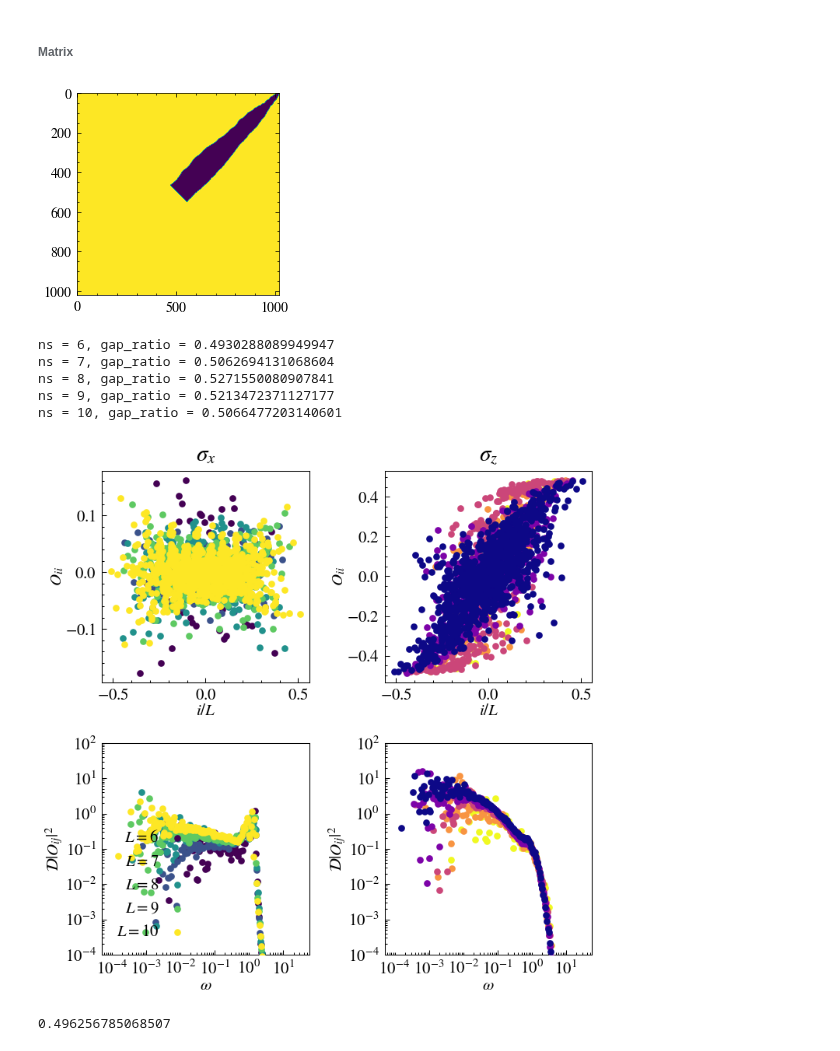
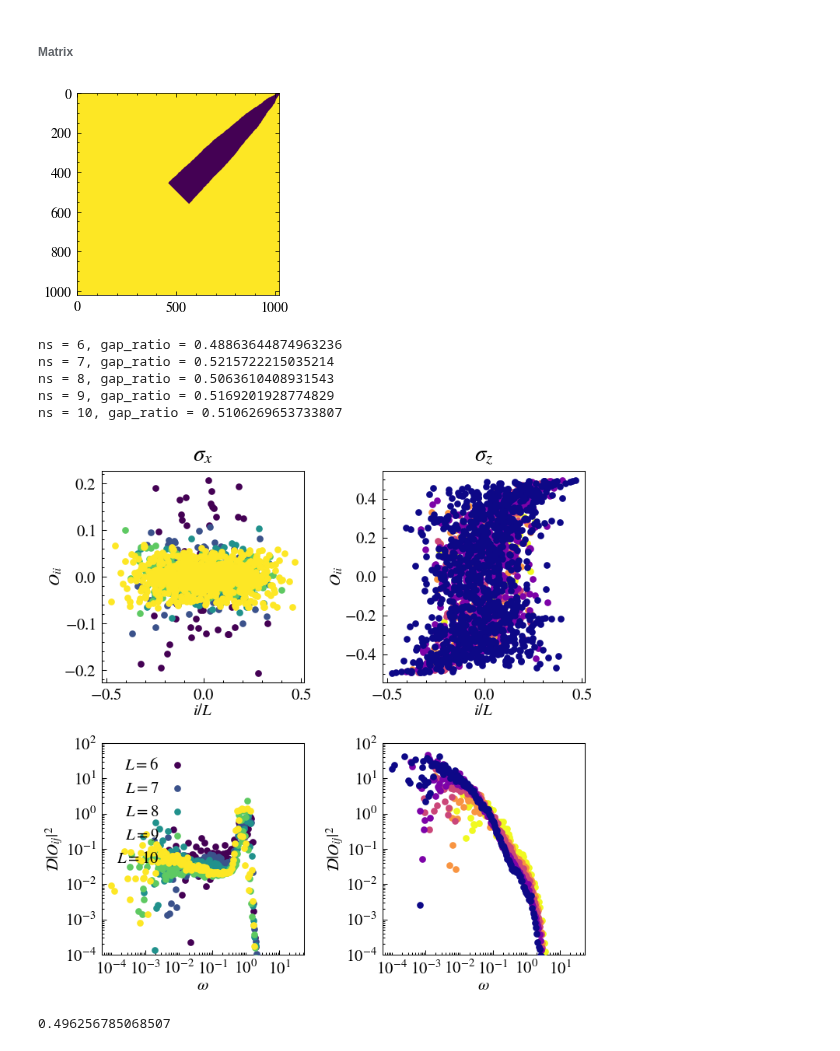
Before and after one commit to makskliczkowski/QuantumEigenSolver, a Jupyter notebook: Python/QES/tests.ipynb, the cells around one changed output. Cells and saved outputs as stored; diff of their text form; code cells hidden in the pictures.

```diff
--- a/Python/QES/tests.ipynb
+++ b/Python/QES/tests.ipynb
@@ -760,6 +811,6 @@ Maximum value: 5.2
 # %%
 from Algebra.Model.Interacting.Spin.qsm import QSM
 backend = 'np'
-hamil   = QSM(ns=9, hilbert_space=None, n=3, a=0.64, h=1.0, xi=0.2, backend=backend, dtype='float64')
+hamil   = QSM(ns=6, hilbert_space=None, n=3, a=0.64, h=1.0, xi=0.2, backend=backend, dtype='float64')
 hamil.h
 # %% [output]
@@ -942,27 +977 @@ Resulting value: [-0.5]
 Binary representation of resulting state: 01
-# %%
-from Algebra.Operator.operators_spin import _SIG_X, _SIG_Z, _SIG_0
-
-sig_x_op_mat        = sig_x_op.matrix(dim = nh, matrix_type = 'sparse', use_numpy = True)
-sig_x_op_mat_kron   = np.kron(eye_first, _SIG_X * 0.5)
-sig_x_op_mat_kron   = np.kron(_SIG_X * 0.5, eye_first)
-sig_z_op_mat        = sig_z_op.matrix(dim = nh, matrix_type = 'sparse', use_numpy = True)
-sig_z_op_mat_kron   = np.kron(eye_first, -_SIG_Z * 0.5)
-sig_z_op_mat_kron   = np.kron(-_SIG_Z * 0.5, eye_first)
-
-# compare the two
-is_equal = np.allclose(sig_x_op_mat.todense(), sig_x_op_mat_kron)
-print("Are the two matrices (sig_x) equal?", is_equal)
-is_equal = np.allclose(sig_z_op_mat.todense(), sig_z_op_mat_kron)
-print("Are the two matrices (sig_z) equal?", is_equal)
-
-if nh < 64:
-    from general_python.common.plot import MatrixPrinter
-    print("From the operator (sig_x)")
-    MatrixPrinter.print_matrix(sig_x_op_mat.todense())
-    print("From the operator (sig_z)")
-    MatrixPrinter.print_matrix(sig_z_op_mat.todense())
-    print("From tensor (sig_x)")
-    MatrixPrinter.print_matrix(sig_x_op_mat_kron)
-    print("From tensor (sig_z)")
-    MatrixPrinter.print_matrix(sig_z_op_mat_kron)
@@ -994,7 +1004,7 @@ from tqdm import tqdm
 dtype           = 'float64'
 nrealizations   = (np.array([100, 100, 100, 50, 30, 20])/5).astype(int)
 # nrealizations   = (np.array([1, 1, 1, 1, 1, 1])).astype(int)
-alpha           = 0.99
+alpha           = 0.8
 histograms_x    = {}
 histograms_z    = {}
 diagonals_x     = {}
@@ -1038,34 +1048,34 @@ for ii, ns in enumerate(nss):
         # print(f"Realization {realization + 1}/{nrealizations}")
         hamil       = QSM(ns=ns, hilbert_space=None, n=3, a=alpha, h=1.0, xi=0.2, backend = 'np', dtype='float64')
         hamil.build(verbose=False, use_numpy=True)
         hamil.diagonalize(verbose=False)
         states      = hamil.eig_vec
         eigvals     = hamil.eig_val
         sig_x_elems = overlap(states, states, sig_x_op_mat, backend = backend)
         sig_z_elems = overlap(states, states, sig_z_op_mat, backend = backend)
         diag_sig_x  = sig_x_elems.diagonal()
         diag_sig_z  = sig_z_elems.diagonal()
         if realization == 0:
             tolerance = set_histogram(hamil, histogram_sig_x, histogram_sig_z, nbins)
         # get the average energy
         energy_at       = hamil.av_en
         # create the f_functions by taking the middle spectrum (%)
         w, i_idx, j_idx = Fraction.spectral_function_fraction(eigvals, energy_at, tolerance)
         ones            = np.ones_like(sig_x_elems)
         ones[i_idx, j_idx] = 0
         plt.imshow(ones)
         # fill the histogram
         sig_x_changed   = np.abs(sig_x_elems[i_idx, j_idx])**2
         sig_z_changed   = np.abs(sig_z_elems[i_idx, j_idx])**2
         histogram_sig_x.append(w, sig_x_changed)
         histogram_sig_z.append(w, sig_z_changed)
         diagonals_x[ns].append(diag_sig_x)
         diagonals_z[ns].append(diag_sig_z)
         energies[ns].append(eigvals)
     histograms_x[ns] = histogram_sig_x
     histograms_z[ns] = histogram_sig_z
 # %% [output]
-[figure, old version]
+[figure, new version]
 # %%
 from general_python.physics.eigenlevels import gap_ratio
 fig, ax     = Plotter.get_subplots(nrows=2, ncols=2, sizex=5, sizey=5, dpi=150)
@@ -1096,12 +1106,12 @@ for ii, ns in enumerate(energies.keys()):
     Plotter.set_legend(ax[2])
 fig.tight_layout()
 # %% [output]
-ns = 6, gap_ratio = 0.4930288089949947
-ns = 7, gap_ratio = 0.5062694131068604
-ns = 8, gap_ratio = 0.5271550080907841
-ns = 9, gap_ratio = 0.5213472371127177
-ns = 10, gap_ratio = 0.5066477203140601
+ns = 6, gap_ratio = 0.48863644874963236
+ns = 7, gap_ratio = 0.5215722215035214
+ns = 8, gap_ratio = 0.5063610408931543
+ns = 9, gap_ratio = 0.5169201928774829
+ns = 10, gap_ratio = 0.5106269653733807
-[figure, old version]
+[figure, new version]
 # %%
 
 d_en = np.diff(energies[8])
```
Also changed, not shown: parts of 89 cells of this notebook, 10 other files.
